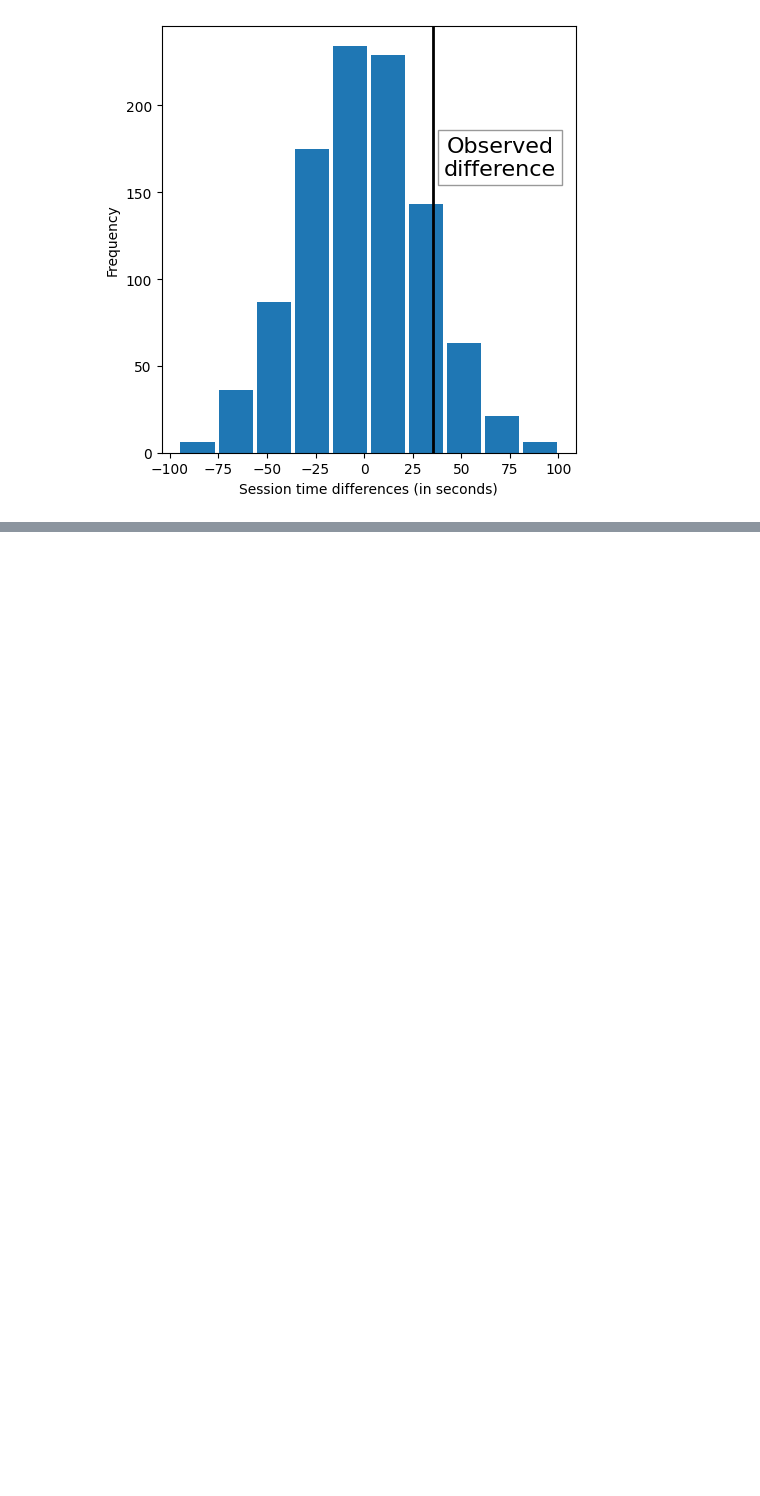
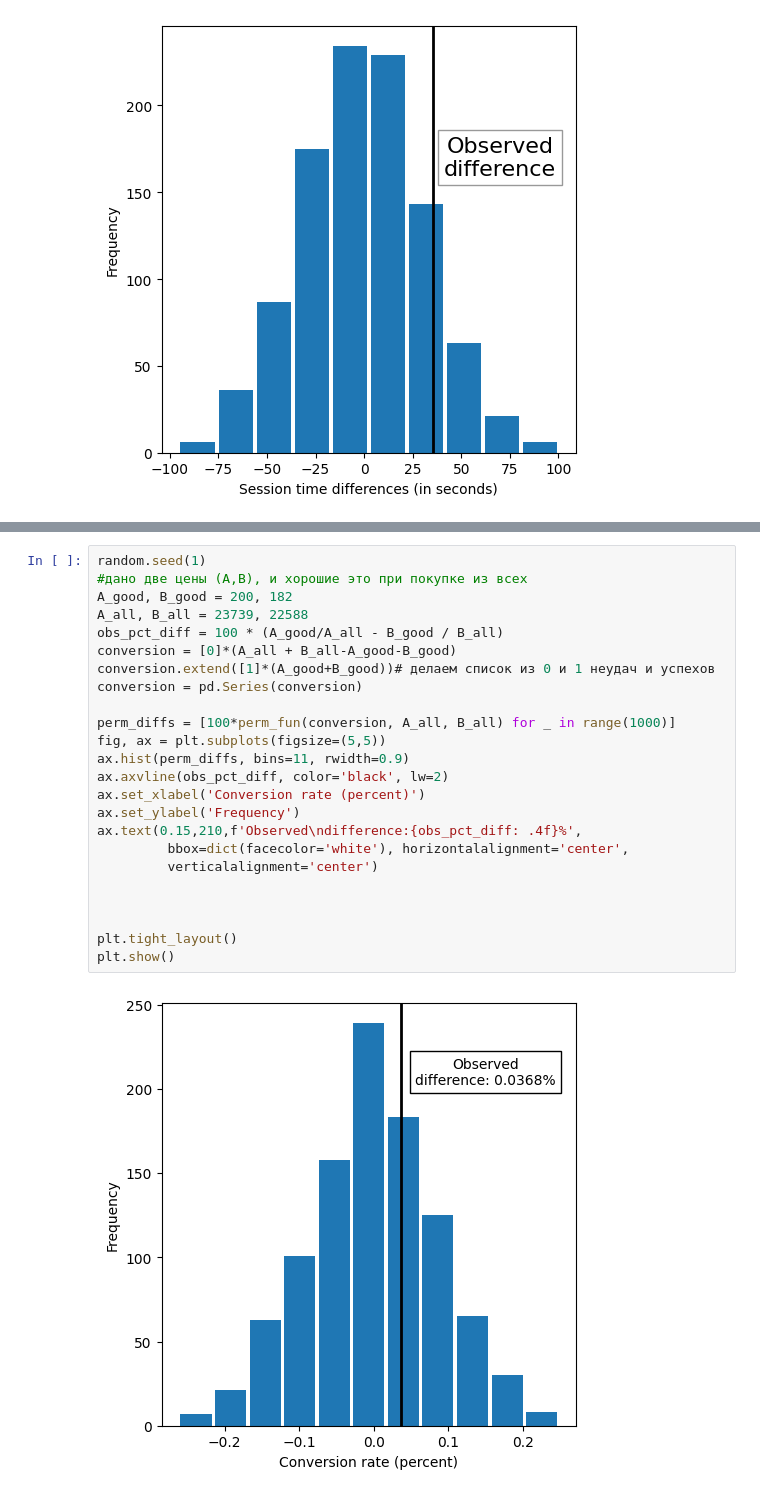
Before and after one commit to HiporeZ/work, a Jupyter notebook: mywork/chapter3.ipynb, the cells around one changed output, grey strips where cells are left out. Saved outputs shown, nothing was run; the diff lists cells and outputs as text; blank space fills up the shorter version.

```diff
--- a/mywork/chapter3.ipynb
+++ b/mywork/chapter3.ipynb
@@ -80,0 +89,26 @@ plt.show()
+# %%
+random.seed(1)
+#дано две цены (А,В), и хорошие это при покупке из всех
+A_good, B_good = 200, 182
+A_all, B_all = 23739, 22588
+obs_pct_diff = 100 * (A_good/A_all - B_good / B_all)
+conversion = [0]*(A_all + B_all-A_good-B_good)
+conversion.extend([1]*(A_good+B_good))# делаем список из 0 и 1 неудач и успехов
+conversion = pd.Series(conversion)
+
+perm_diffs = [100*perm_fun(conversion, A_all, B_all) for _ in range(1000)]
+fig, ax = plt.subplots(figsize=(5,5))
+ax.hist(perm_diffs, bins=11, rwidth=0.9)
+ax.axvline(obs_pct_diff, color='black', lw=2)
+ax.set_xlabel('Conversion rate (percent)')
+ax.set_ylabel('Frequency')
+ax.text(0.15,210,f'Observed\ndifference:{obs_pct_diff: .4f}%',
+         bbox=dict(facecolor='white'), horizontalalignment='center',
+         verticalalignment='center')
+
+
+
+plt.tight_layout()
+plt.show()
+# %% [output]
+[figure, added]
```
Also changed, not shown: parts of 4 cells of this notebook.
